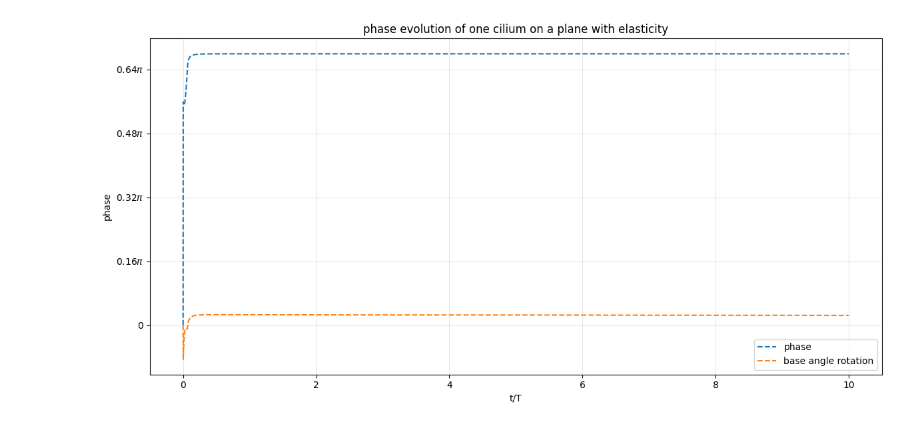
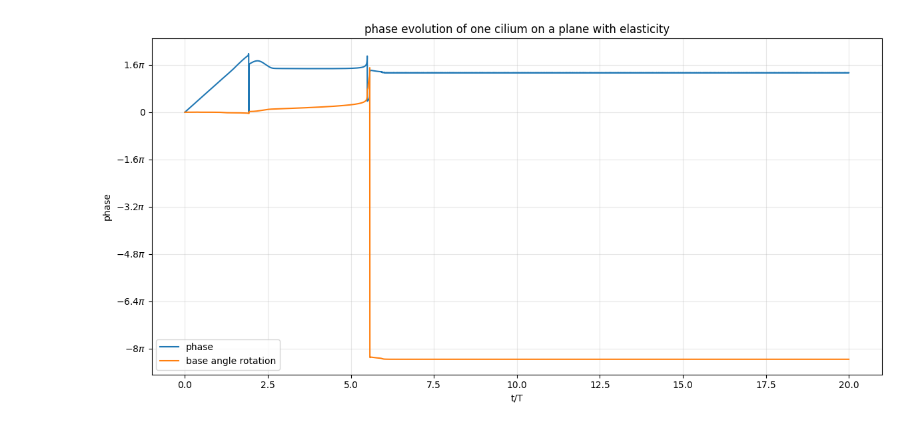
Before and after one commit to Biofluid-Dynamics-Group/cuda-filaments, a Jupyter notebook: analysis/view_phase.ipynb, the cells around one changed output. Drawn from its saved outputs; the diff is of its cells as text; code cells hidden in the pictures.

```diff
--- a/analysis/view_phase.ipynb
+++ b/analysis/view_phase.ipynb
@@ -4,7 +4,7 @@ import matplotlib.pyplot as plt
 # %%
 from matplotlib.ticker import FuncFormatter
 
-path_1_c = '../data/travelling_wave_julia_forcing/20250709/ciliate_1fil_9000blob_8.00R_0.0010torsion_0.0000tilt_0.3000f_eff_1.4960theta0_0.0000freqshift_true_states.dat'
+path_1_c = '../data/travelling_wave_1000steps/20250710/ciliate_1fil_9000blob_8.00R_0.0001torsion_0.0000tilt_0.3000f_eff_1.4960theta0_0.0000freqshift_true_states.dat'
 
 data = np.loadtxt(path_1_c)
 time = data[:, 0] / 500.0
@@ -14,33 +14,33 @@ psi2 = data[:, 3]
 def multiple_pi_formatter(x, pos):
   frac = x / np.pi
   if np.isclose(frac, 0):
     return "0"
   elif np.isclose(frac, 1):
     return r"$\pi$"
   elif np.isclose(frac, -1):
     return r"$-\pi$"
   elif np.isclose(frac, 2):
     return r"$2\pi$"
   elif np.isclose(frac, -2):
     return r"$-2\pi$"
   else:
     return r"${0:.2g}\pi$".format(frac)
 
 # Create a single figure with both plots
 plt.figure(figsize=(12, 6))
-plt.plot(time, psi1, label='phase', linestyle='--')
-plt.plot(time, psi2, label='base angle rotation', linestyle='--')
+plt.plot(time, psi1, label='phase', linestyle='-')
+plt.plot(time, psi2, label='base angle rotation', linestyle='-')
 
 plt.xlabel('t/T')
 plt.ylabel('phase')
 plt.title('phase evolution of one cilium on a plane with elasticity')
 plt.legend()
 plt.grid(True, alpha=0.3)
 
 # Apply the multiple_pi_formatter to the y-axis
 plt.gca().yaxis.set_major_formatter(FuncFormatter(multiple_pi_formatter))
 
 plt.tight_layout()
 plt.show()
 # %% [output]
-[figure, old version]
+[figure, new version]
```
Also changed, not shown: parts of 2 cells of this notebook, 4 other files.
